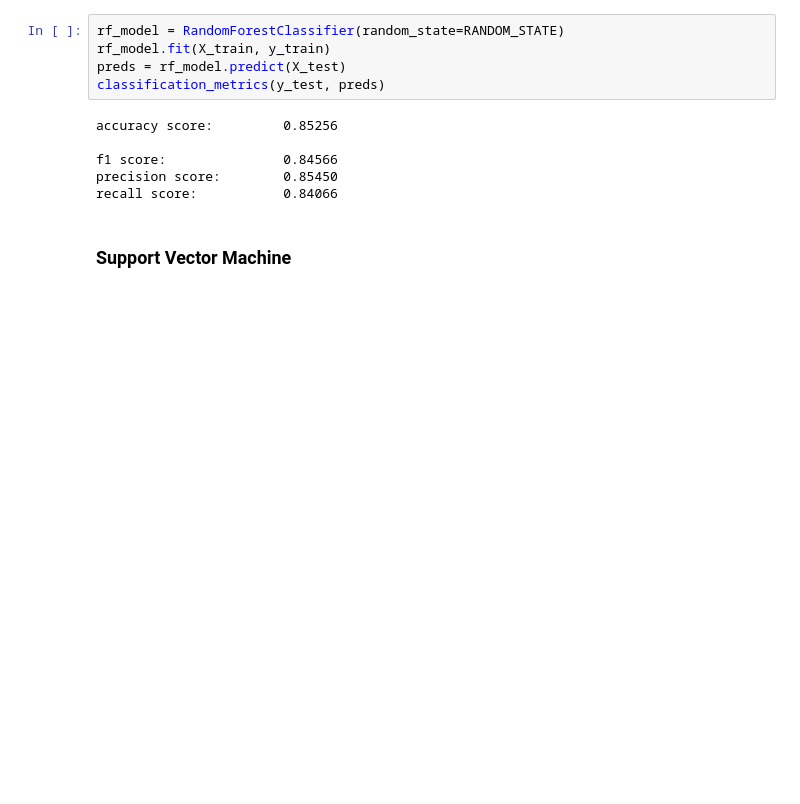
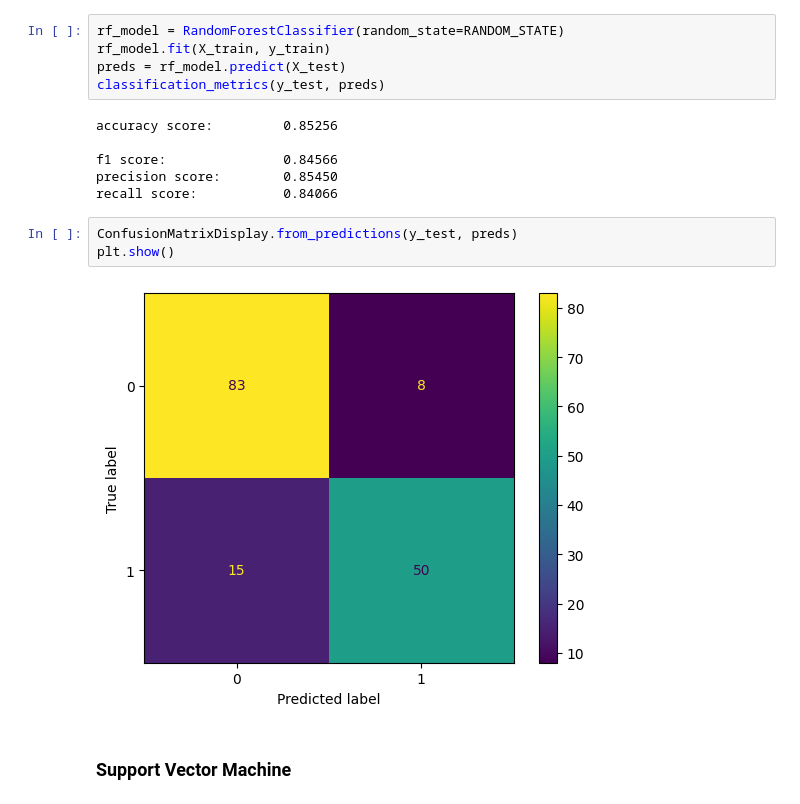
Before and after one commit to VitalyGladyshev/med_work, a Jupyter notebook: HD_HW_03.ipynb, the cells around one changed output. Cells and saved outputs as stored; diff of their text form; blank space fills up the shorter version.

```diff
--- a/HD_HW_03.ipynb
+++ b/HD_HW_03.ipynb
@@ -478,6 +483,11 @@ accuracy score:         0.85256
 f1 score:               0.84566
 precision score:        0.85450
 recall score:           0.84066
+# %%
+ConfusionMatrixDisplay.from_predictions(y_test, preds)
+plt.show()
+# %% [output]
+[figure, added]
 # %% [markdown]
 ### Support Vector Machine
 # %%
```
Also changed, not shown: parts of 14 cells of this notebook.
